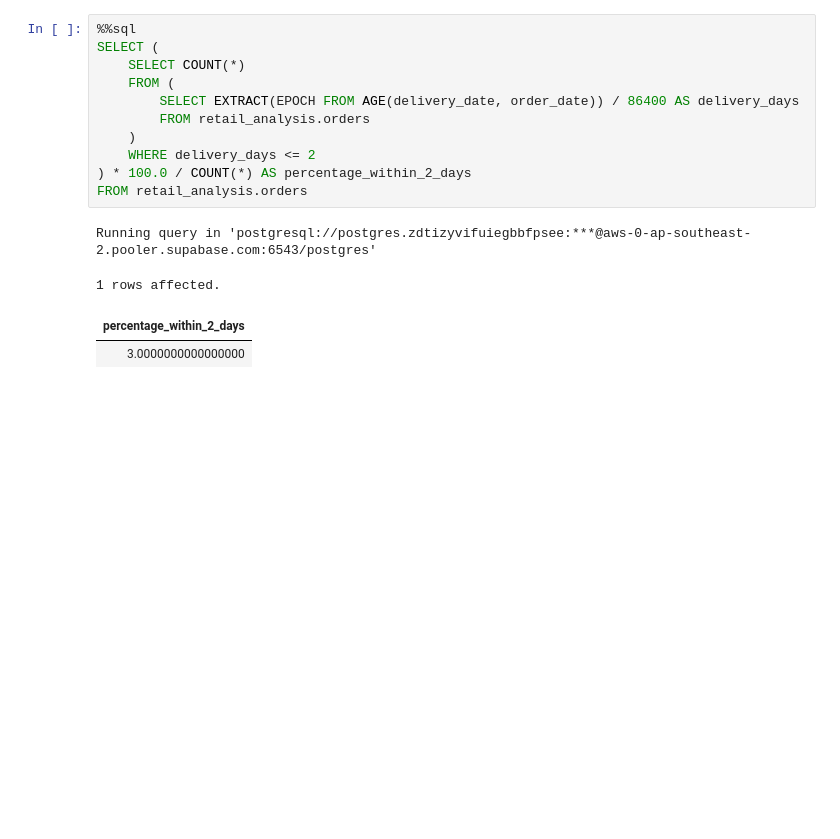
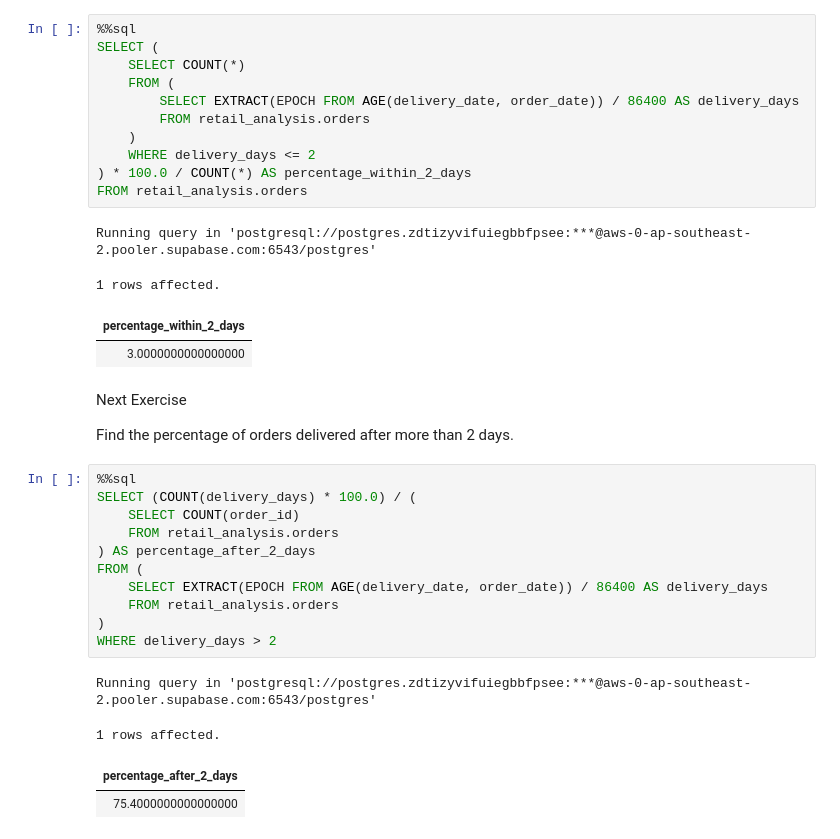
Before and after one commit to umesh-creates/sql_pandas_exercise_and_notes, a Jupyter notebook: retail_analysis exercise/date _and_time.ipynb, the cells around one changed output. Saved outputs shown, nothing was run; the diff lists cells and outputs as text; blank space fills up the shorter version.

```diff
--- a/retail_analysis exercise/date _and_time.ipynb
+++ b/retail_analysis exercise/date _and_time.ipynb
@@ -1944,3 +1944,23 @@ Running query in 'postgresql://postgres.zdtizyvifuiegbbfpsee:***@aws-0-ap-southe
 1 rows affected.
 | percentage_within_2_days |
 | 3.0000000000000000 |
+# %% [markdown]
+Next Exercise
+
+Find the percentage of orders delivered after more than 2 days.
+# %%
+%%sql
+SELECT (COUNT(delivery_days) * 100.0) / (
+    SELECT COUNT(order_id)
+    FROM retail_analysis.orders
+) AS percentage_after_2_days
+FROM (
+    SELECT EXTRACT(EPOCH FROM AGE(delivery_date, order_date)) / 86400 AS delivery_days
+    FROM retail_analysis.orders
+)
+WHERE delivery_days > 2
+# %% [output]
+Running query in 'postgresql://postgres.zdtizyvifuiegbbfpsee:***@aws-0-ap-southeast-2.pooler.supabase.com:6543/postgres'
+1 rows affected.
+| percentage_after_2_days |
+| 75.4000000000000000 |
```
Also changed, not shown: parts of 6 cells of this notebook.
